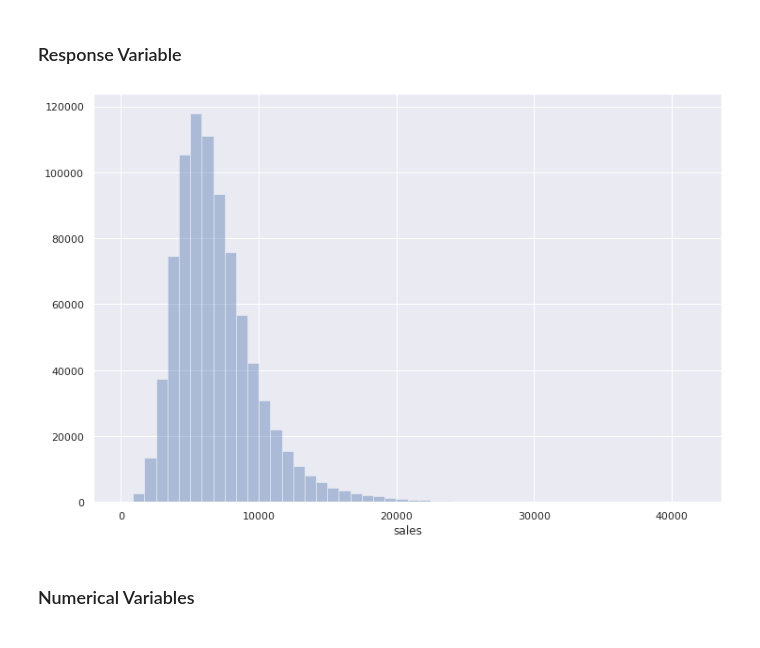
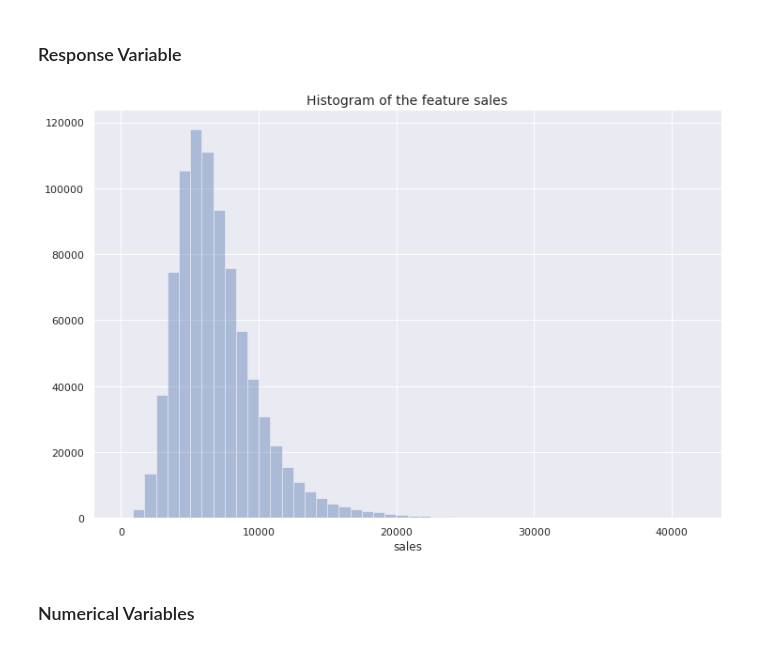
Before and after one commit to rodrigomenon/Rossmann-Sales-Prediction, a Jupyter notebook: rossmann_store_sales_prediction.ipynb, the cells around one changed output. Saved outputs shown, nothing was run; the diff lists cells and outputs as text; code cells hidden in the pictures.

```diff
--- a/rossmann_store_sales_prediction.ipynb
+++ b/rossmann_store_sales_prediction.ipynb
@@ -541,8 +548,11 @@ df4 = df3.copy()
 # %%
 fig, ax = plt.subplots(figsize=(12,8))
 ax = sns.distplot(df4['sales'], kde=False)
+plt.title("Histogram of the feature sales", fontsize=14)
+
+plt.show()
 # %% [output]
-[figure, old version]
+[figure, new version]
 # %% [markdown]
 ### Numerical Variables
 # %%
```
Also changed, not shown: parts of 22 cells of this notebook, 3 other files.
